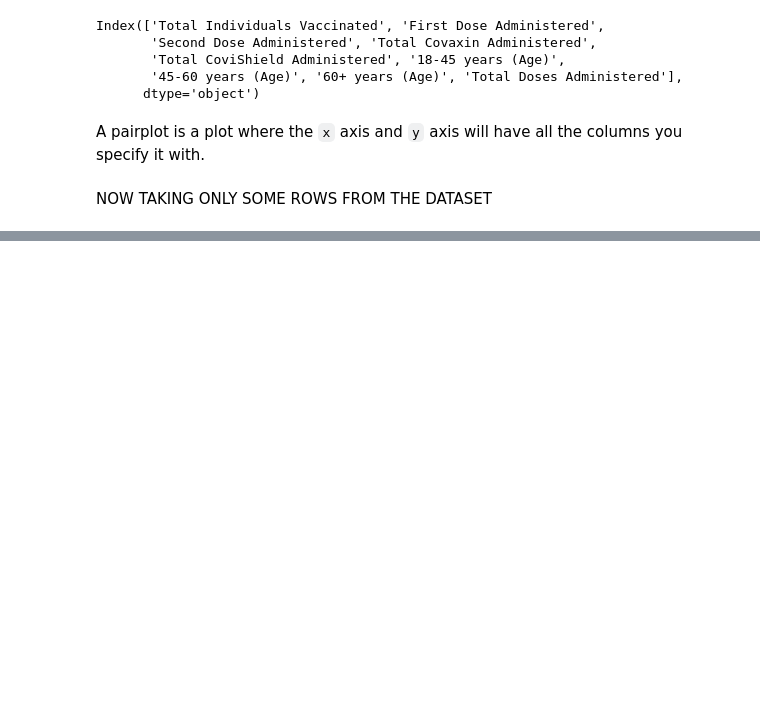
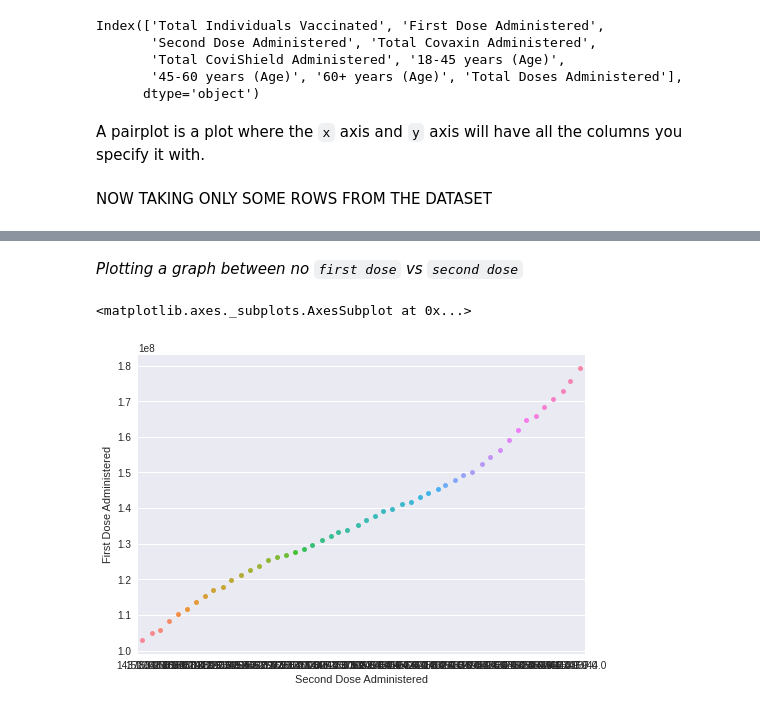
Before and after one commit to soumyakandari/MLnow_2.0, a Jupyter notebook: MLassignment1.ipynb, the cells around one changed output, grey strips where cells are left out. Saved outputs shown, nothing was run; the diff lists cells and outputs as text; code cells hidden in the pictures; blank space fills up the shorter version.

```diff
--- a/MLassignment1.ipynb
+++ b/MLassignment1.ipynb
@@ -137,0 +160,7 @@ sns.pairplot(mathData,
+# %% [markdown]
+*Plotting a graph between no `first dose` vs `second dose`*
+# %%
+sns.stripplot(y='First Dose Administered', x='Second Dose Administered', data=mathData_rows)
+# %% [output]
+<matplotlib.axes._subplots.AxesSubplot at 0x...>
+[figure, added]
```
Also changed, not shown: parts of 7 cells of this notebook.
